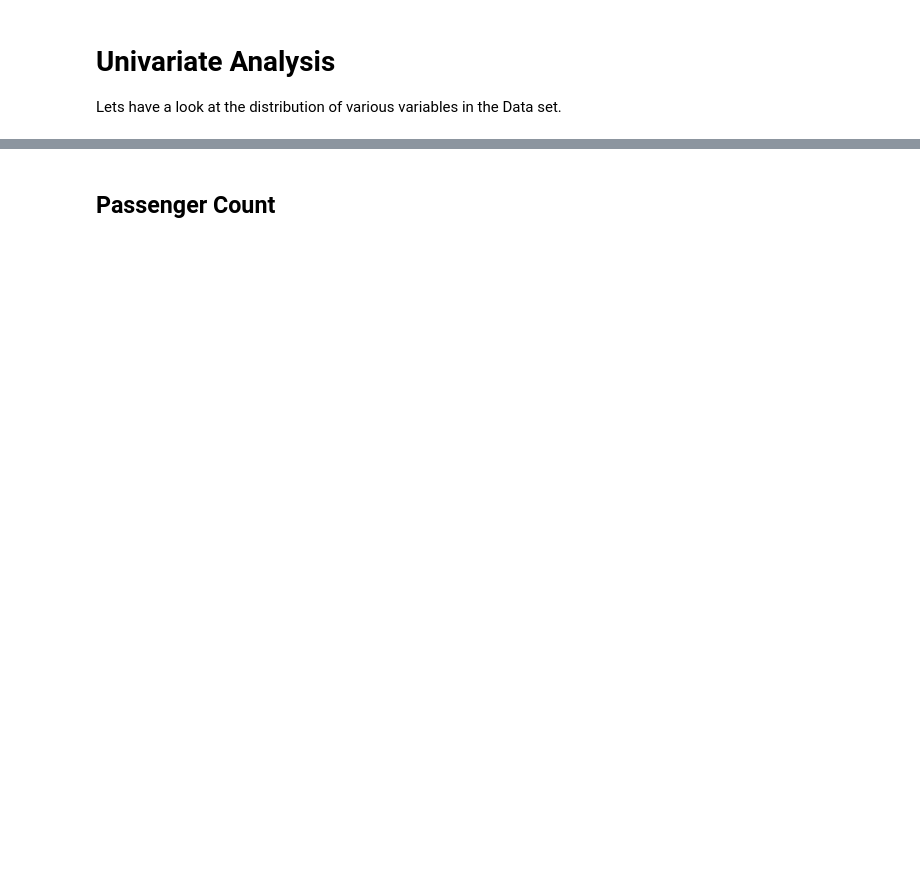
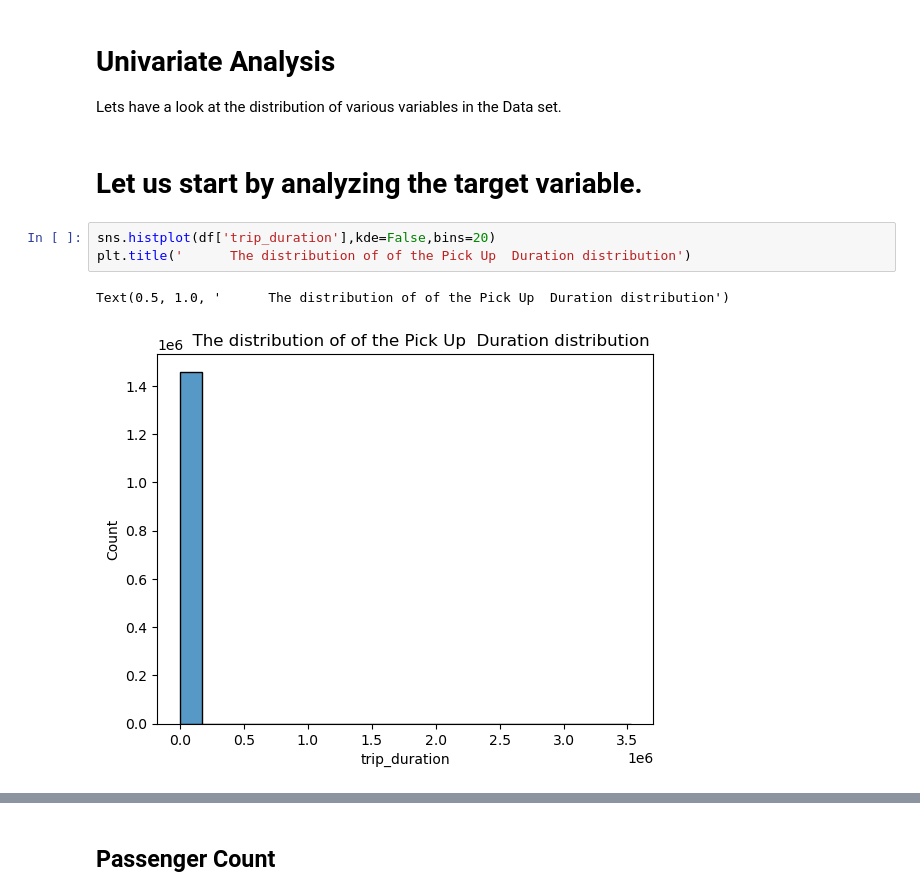
Before and after one commit to Yamana06/NYC-Taxi-Trip-Duration, a Jupyter notebook: NYC_Taxi_Trip_Duration.ipynb, the cells around one changed output, grey strips where cells are left out. Cells and saved outputs as stored; diff of their text form; blank space fills up the shorter version.

```diff
--- a/NYC_Taxi_Trip_Duration.ipynb
+++ b/NYC_Taxi_Trip_Duration.ipynb
@@ -158 +233,9 @@ df['dropoff_datetime']=pd.to_datetime(df['dropoff_datetime'])
 Lets have a look at the distribution of various variables in the Data set.
+# %% [markdown]
+# Let us start by analyzing the target variable.
+# %%
+sns.histplot(df['trip_duration'],kde=False,bins=20)
+plt.title('      The distribution of of the Pick Up  Duration distribution')
+# %% [output]
+Text(0.5, 1.0, '      The distribution of of the Pick Up  Duration distribution')
+[figure, added]
```
Also changed, not shown: parts of 190 cells of this notebook.
